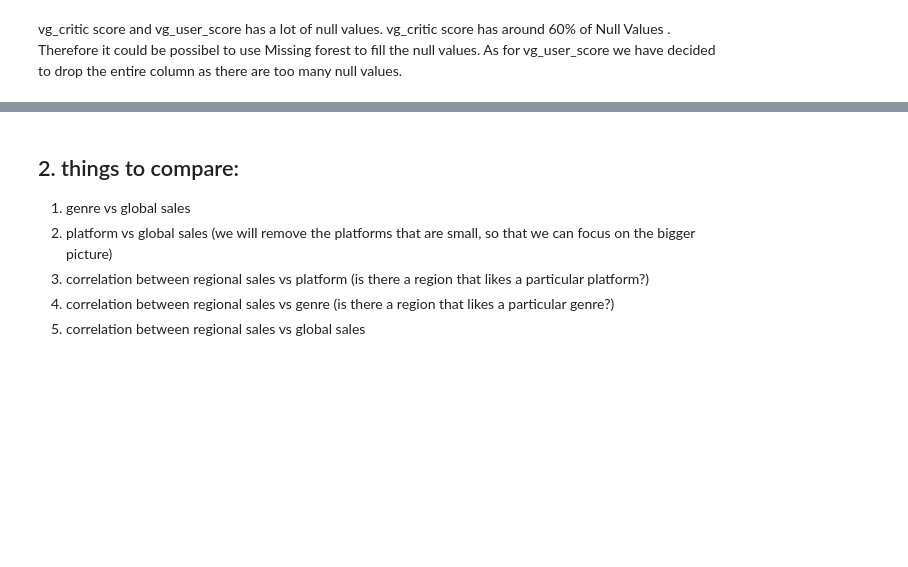
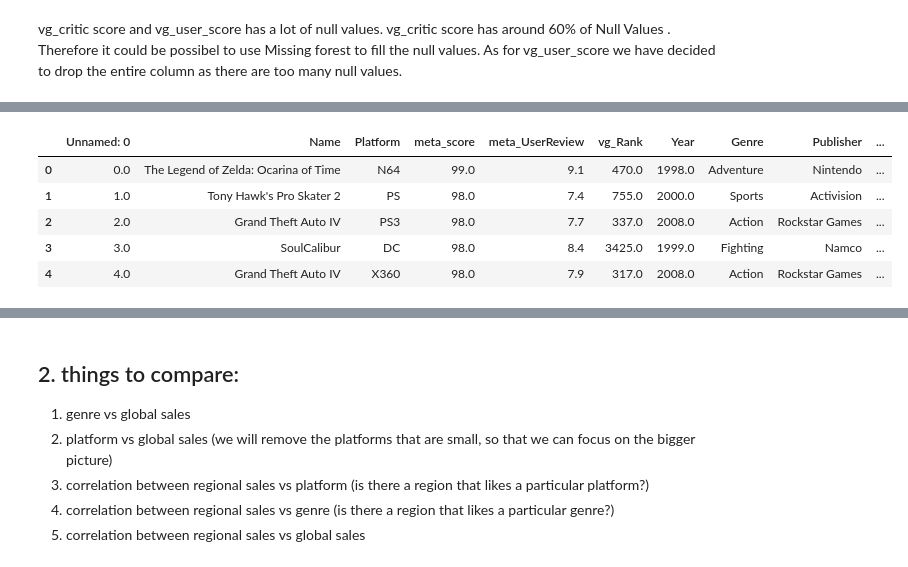
Before and after one commit to Adren98/GAME-SALES-AND-RATINGS-1015-SC3, a Jupyter notebook: EDA.ipynb, the cells around one changed output, grey strips where cells are left out. Saved outputs shown, nothing was run; the diff lists cells and outputs as text; code cells hidden in the pictures; blank space fills up the shorter version.

```diff
--- a/EDA.ipynb
+++ b/EDA.ipynb
@@ -120,0 +57,8 @@ merged_dataSet.to_csv('merged_dataSet.csv')
+# %%
+# getting rid of the old dataset to save some memory
+del(vg_sales)
+
+# importing new data
+merged_data = pd.read_csv("merged_dataSet.csv")
+
+merged_data.info()
@@ -120,0 +83,9 @@ merged_dataSet.to_csv('merged_dataSet.csv')
+# %%
+merged_data.head()
+# %% [output]
+|  | Unnamed: 0 | Name | Platform | meta_score | meta_UserReview | vg_Rank | Year | Genre | Publisher | ... |
+| 0 | 0.0 | The Legend of Zelda: Ocarina of Time | N64 | 99.0 | 9.1 | 470.0 | 1998.0 | Adventure | Nintendo | ... |
+| 1 | 1.0 | Tony Hawk's Pro Skater 2 | PS | 98.0 | 7.4 | 755.0 | 2000.0 | Sports | Activision | ... |
+| 2 | 2.0 | Grand Theft Auto IV | PS3 | 98.0 | 7.7 | 337.0 | 2008.0 | Action | Rockstar Games | ... |
+| 3 | 3.0 | SoulCalibur | DC | 98.0 | 8.4 | 3425.0 | 1999.0 | Fighting | Namco | ... |
+| 4 | 4.0 | Grand Theft Auto IV | X360 | 98.0 | 7.9 | 317.0 | 2008.0 | Action | Rockstar Games | ... |
```
Also changed, not shown: parts of 28 cells of this notebook, 4 other files.
